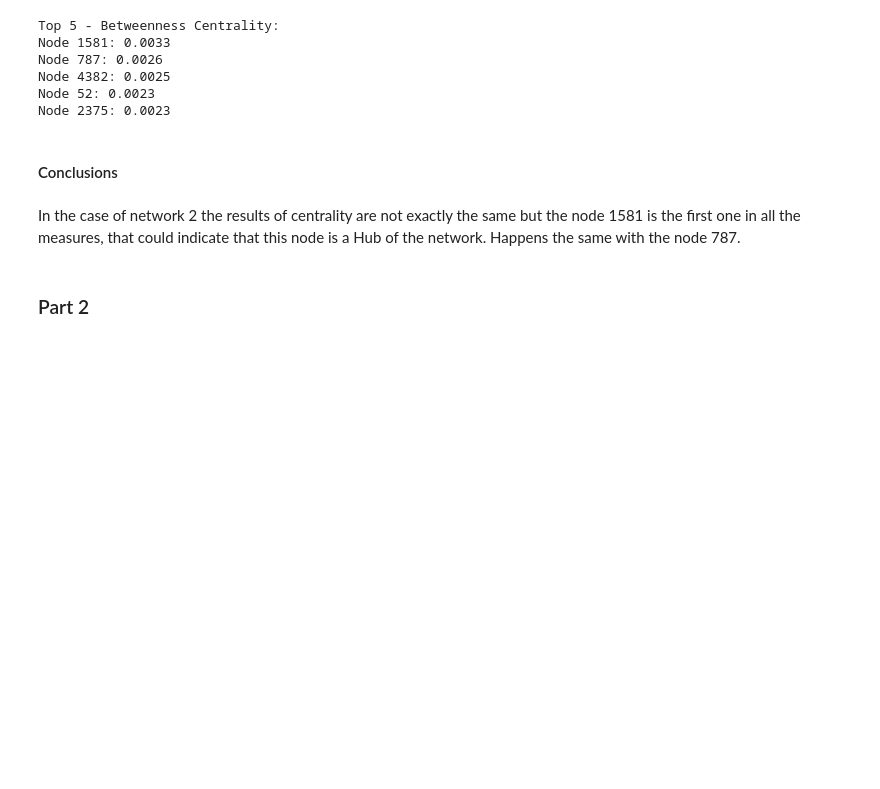
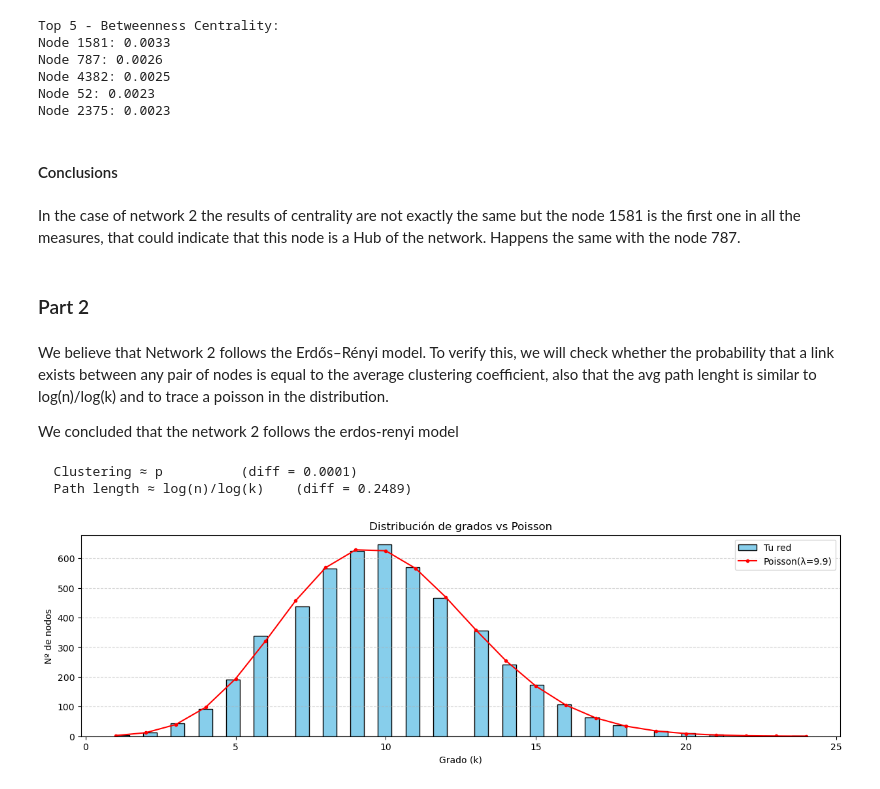
Before and after one commit to ItsTowi/CN_A1_StructuralDescriptors, a Jupyter notebook: notebooks/net2.ipynb, the cells around one changed output. Cells and saved outputs as stored; diff of their text form; code cells hidden in the pictures; blank space fills up the shorter version.

```diff
--- a/notebooks/net2.ipynb
+++ b/notebooks/net2.ipynb
@@ -148,3 +149,42 @@ Node 2375: 0.0023
 In the case of network 2 the results of centrality are not exactly the same but the node 1581 is the first one in all the measures, that could indicate that this node is a Hub of the network. Happens the same with the node 787.
 # %% [markdown]
 ### Part 2
+# %% [markdown]
+We believe that Network 2 follows the Erdős–Rényi model. To verify this, we will check whether the probability that a link exists between any pair of nodes is equal to the average clustering coefficient, also that the avg path lenght is similar to log(n)/log(k) and to trace a poisson in the distribution.
+
+We concluded that the network 2 follows the erdos-renyi model
+# %%
+n      = G.number_of_nodes()
+m      = G.number_of_edges()
+p_est  = m / (n * (n - 1) / 2)
+k_mean = avg_deg
+
+C_er = p_est
+L_er = np.log(n) / np.log(k_mean)
+
+stat_ks, p_ks = kstest(degrees, poisson(k_mean).cdf)
+
+
+cond_clustering  = abs(avg_clustering - C_er) < 0.05
+cond_path        = abs(avg_path - L_er) < 1.0
+cond_poisson     = p_ks > 0.05
+
+print(f"\n  Clustering ≈ p        {'yesy'if cond_clustering else 'no'}  (diff = {abs(avg_clustering - C_er):.4f})")
+print(f"  Path length ≈ log(n)/log(k)  {'yes'if cond_path else 'no'}  (diff = {abs(avg_path - L_er):.4f})")
+
+fig, axes = plt.subplots(1, 1, figsize=(15, 4))
+
+k_vals = np.arange(min_deg, max_deg + 1)
+poisson_pmf = poisson.pmf(k_vals, k_mean) * n
+
+axes.hist(degrees, bins=50, color='skyblue', edgecolor='black', label='Tu red')
+axes.plot(k_vals, poisson_pmf, 'r-o', markersize=3, label=f'Poisson(λ={k_mean:.1f})')
+axes.set_title('Distribución de grados vs Poisson')
+axes.set_xlabel('Grado (k)')
+axes.set_ylabel('Nº de nodos')
+axes.legend()
+axes.grid(axis='y', linestyle='--', alpha=0.5)
+# %% [output]
+  Clustering ≈ p          (diff = 0.0001)
+  Path length ≈ log(n)/log(k)    (diff = 0.2489)
+[figure, added]
```
Also changed, not shown: parts of 1 cell of this notebook, 4 other files.
